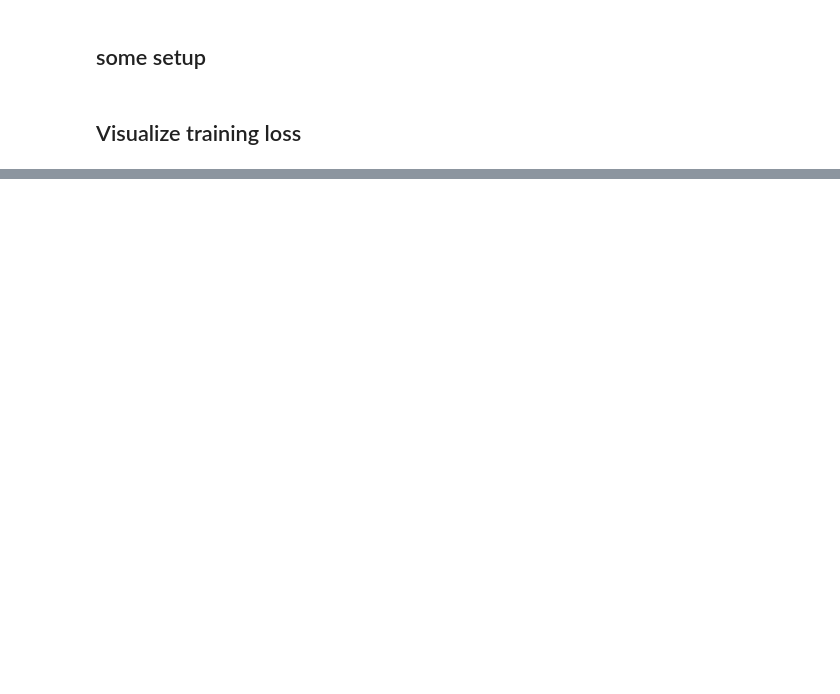
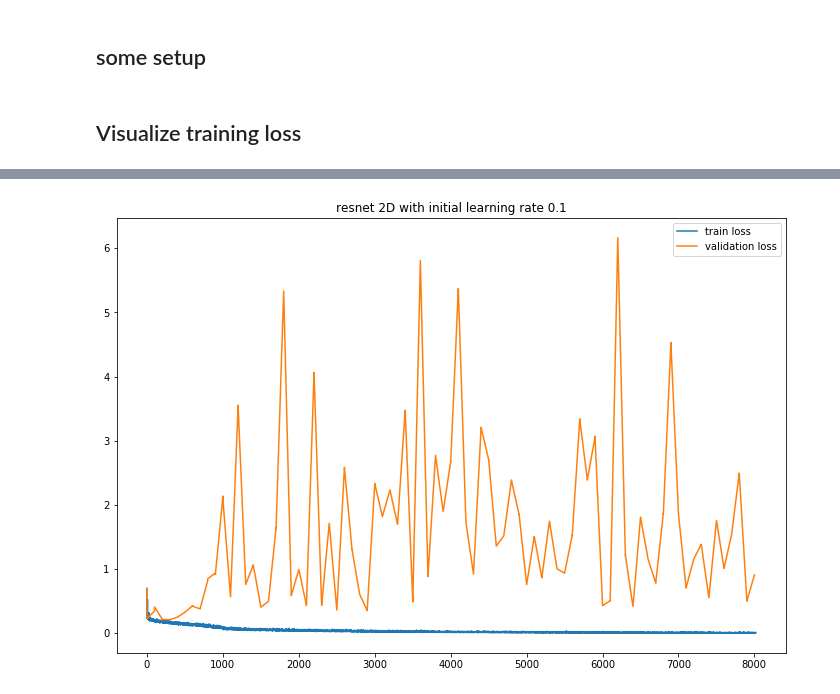
Before and after one commit to bonyuta0204/pytorch-i3d, a Jupyter notebook: notebook/resnet_analysis.ipynb, the cells around one changed output, grey strips where cells are left out. Cells and saved outputs as stored; diff of their text form; code cells hidden in the pictures; blank space fills up the shorter version.

```diff
--- a/notebook/resnet_analysis.ipynb
+++ b/notebook/resnet_analysis.ipynb
@@ -193,0 +64,7 @@ plt.savefig(run_3d.figure_file("auc.pdf"))
+# %%
+plot_learning_curve(
+    run_2d_normal.log_file,
+    run_2d_normal.figure_file("learning_curve.pdf"),
+    title="resnet 2D with initial learning rate 0.1")
+# %% [output]
+[figure, added]
```
Also changed, not shown: parts of 37 cells of this notebook, 21 other files.
